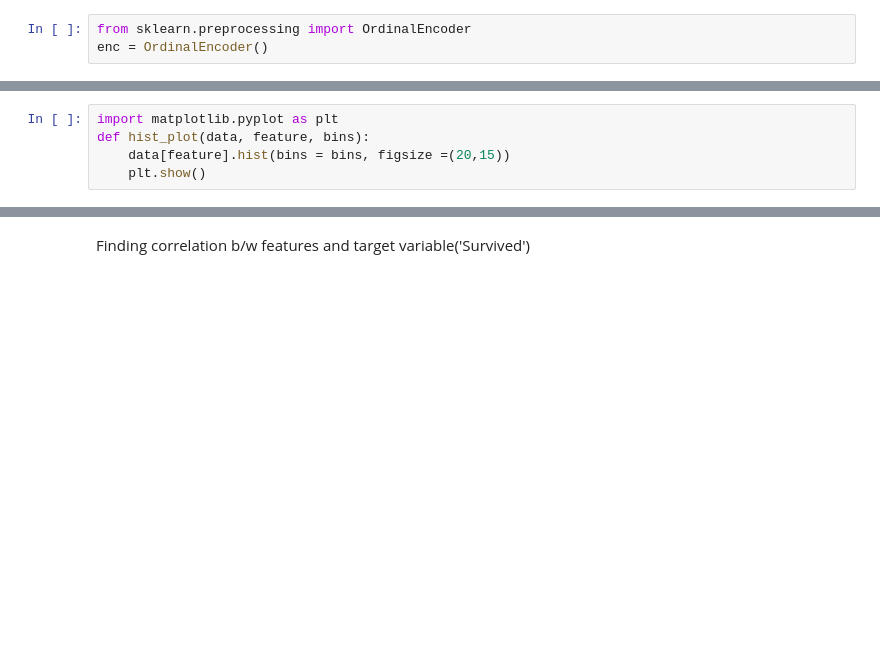
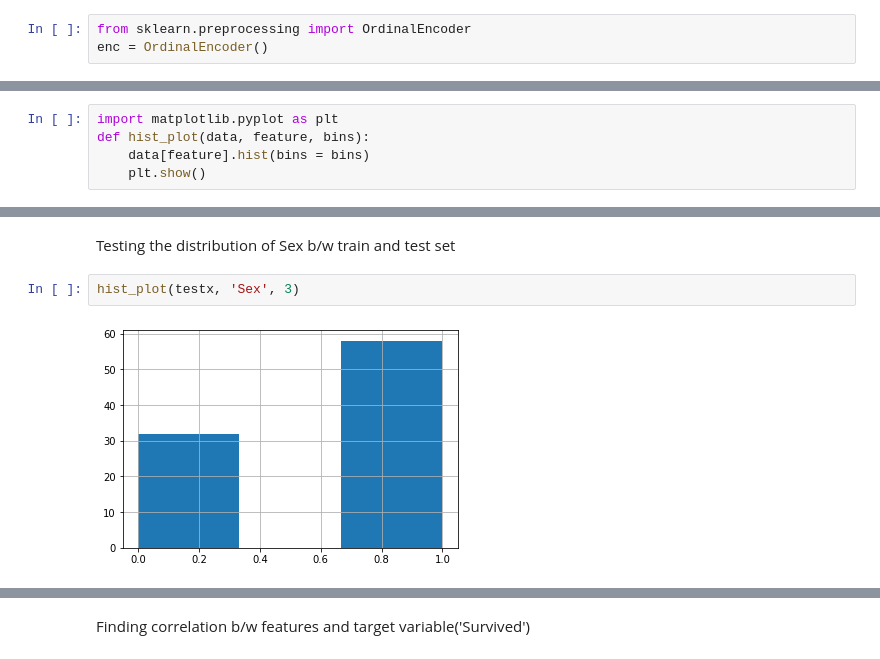
Before and after one commit to Vasan-th/Vasan-th, a Jupyter notebook: notebook40a1766969.ipynb, the cells around one changed output, grey strips where cells are left out. Cells and saved outputs as stored; diff of their text form; blank space fills up the shorter version.

```diff
--- a/notebook40a1766969.ipynb
+++ b/notebook40a1766969.ipynb
@@ -119,7 +72,7 @@ for train_index, test_index in split.split(train, train['Pclass']):
 # %%
 import matplotlib.pyplot as plt
 def hist_plot(data, feature, bins):
-    data[feature].hist(bins = bins, figsize =(20,15))
+    data[feature].hist(bins = bins)
     plt.show()
 # %%
 trainx = strat_train_set.loc[:, strat_train_set.columns != 'Survived']
@@ -155,0 +103,6 @@ Name: Sex, dtype: int64
+# %% [markdown]
+Testing the distribution of Sex b/w train and test set
+# %%
+hist_plot(testx, 'Sex', 3)
+# %% [output]
+[figure, added]
```
Also changed, not shown: parts of 21 cells of this notebook.
